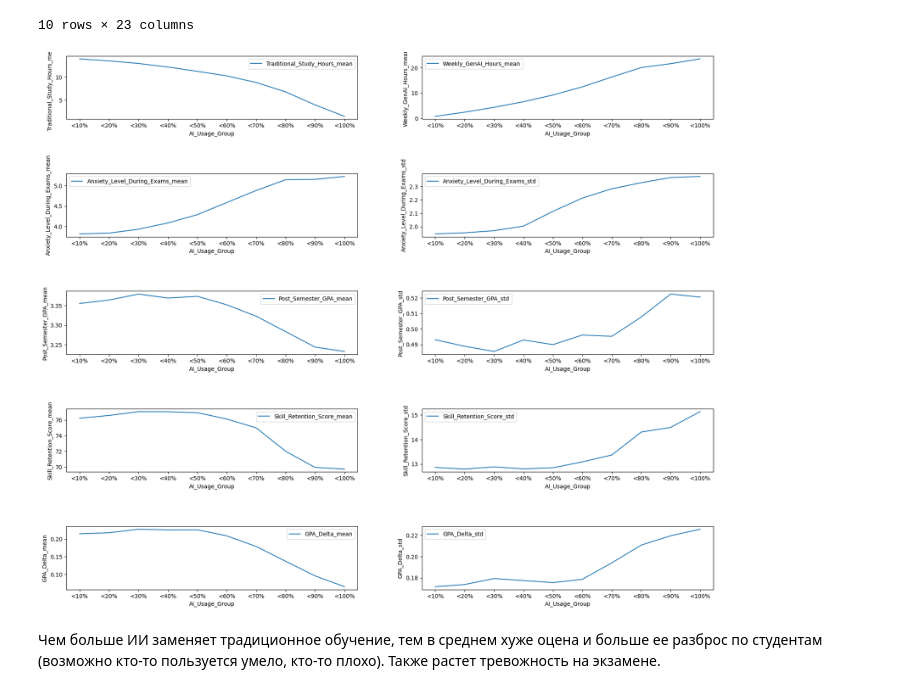
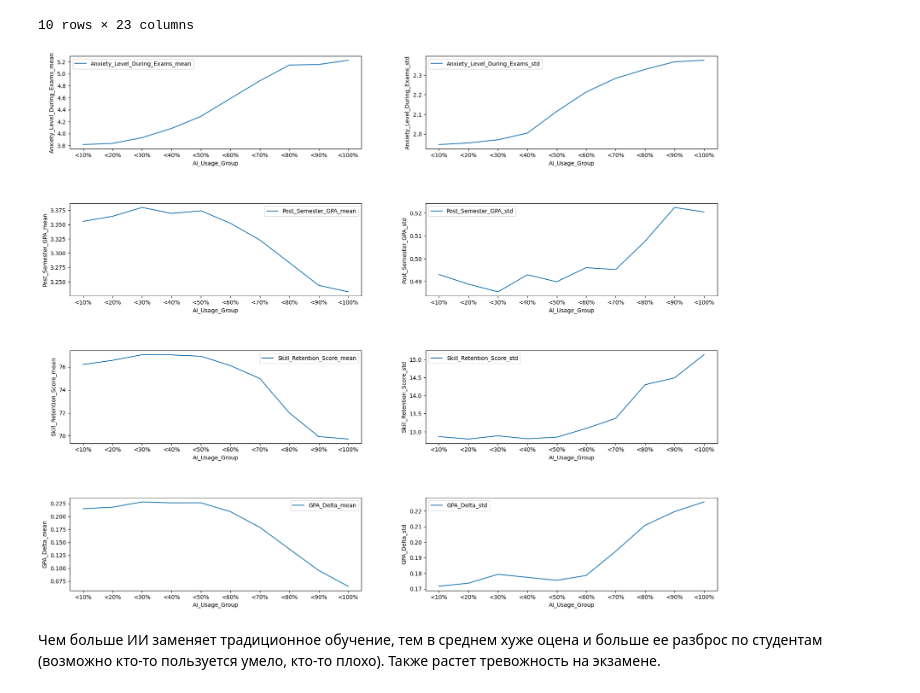
Before and after one commit to EngoyanSY/my_proj, a Jupyter notebook: eda/eda.ipynb, the cells around one changed output. Cells and saved outputs as stored; diff of their text form; code cells hidden in the pictures.

```diff
--- a/eda/eda.ipynb
+++ b/eda/eda.ipynb
@@ -558,29 +552,25 @@ aggregated_df
 | 9 | <100% | 3.167234 | 0.476853 | 23.556921 | ... |
 10 rows × 23 columns
 # %%
-fig, axs = plt.subplots(5,2)
+fig, axs = plt.subplots(4,2)
 fig.tight_layout(pad=1)
 fig.set_size_inches(18, 15, forward=True)
 
-sns.lineplot(aggregated_df,x='AI_Usage_Group',y='Traditional_Study_Hours_mean', label='Traditional_Study_Hours_mean', ax=axs[0,0])
+sns.lineplot(aggregated_df,x='AI_Usage_Group',y='Anxiety_Level_During_Exams_mean', label='Anxiety_Level_During_Exams_mean', ax=axs[0,0])
+sns.lineplot(aggregated_df,x='AI_Usage_Group',y='Anxiety_Level_During_Exams_std', label='Anxiety_Level_During_Exams_std', ax=axs[0,1])
 
-sns.lineplot(aggregated_df,x='AI_Usage_Group',y='Weekly_GenAI_Hours_mean', label='Weekly_GenAI_Hours_mean', ax=axs[0,1])
+sns.lineplot(aggregated_df,x='AI_Usage_Group',y='Post_Semester_GPA_mean', label='Post_Semester_GPA_mean', ax=axs[1,0])
+sns.lineplot(aggregated_df,x='AI_Usage_Group',y='Post_Semester_GPA_std', label='Post_Semester_GPA_std', ax=axs[1,1])
 
-sns.lineplot(aggregated_df,x='AI_Usage_Group',y='Anxiety_Level_During_Exams_mean', label='Anxiety_Level_During_Exams_mean', ax=axs[1,0])
-sns.lineplot(aggregated_df,x='AI_Usage_Group',y='Anxiety_Level_During_Exams_std', label='Anxiety_Level_During_Exams_std', ax=axs[1,1])
+sns.lineplot(aggregated_df,x='AI_Usage_Group',y='Skill_Retention_Score_mean', label='Skill_Retention_Score_mean', ax=axs[2,0])
+sns.lineplot(aggregated_df,x='AI_Usage_Group',y='Skill_Retention_Score_std', label='Skill_Retention_Score_std', ax=axs[2,1])
 
-sns.lineplot(aggregated_df,x='AI_Usage_Group',y='Post_Semester_GPA_mean', label='Post_Semester_GPA_mean', ax=axs[2,0])
-sns.lineplot(aggregated_df,x='AI_Usage_Group',y='Post_Semester_GPA_std', label='Post_Semester_GPA_std', ax=axs[2,1])
-
-sns.lineplot(aggregated_df,x='AI_Usage_Group',y='Skill_Retention_Score_mean', label='Skill_Retention_Score_mean', ax=axs[3,0])
-sns.lineplot(aggregated_df,x='AI_Usage_Group',y='Skill_Retention_Score_std', label='Skill_Retention_Score_std', ax=axs[3,1])
-
-sns.lineplot(aggregated_df,x='AI_Usage_Group',y='GPA_Delta_mean', label='GPA_Delta_mean', ax=axs[4,0])
-sns.lineplot(aggregated_df,x='AI_Usage_Group',y='GPA_Delta_std', label='GPA_Delta_std', ax=axs[4,1])
+sns.lineplot(aggregated_df,x='AI_Usage_Group',y='GPA_Delta_mean', label='GPA_Delta_mean', ax=axs[3,0])
+sns.lineplot(aggregated_df,x='AI_Usage_Group',y='GPA_Delta_std', label='GPA_Delta_std', ax=axs[3,1])
 
 plt.show()
 # %% [output]
-[figure, old version]
+[figure, new version]
 # %% [markdown]
 Чем больше ИИ заменяет традиционное обучение, тем в среднем хуже оцена и больше ее разброс по студентам (возможно кто-то пользуется умело, кто-то плохо). Также растет тревожность на экзамене.
 # %%
```
Also changed, not shown: parts of 5 cells of this notebook.
